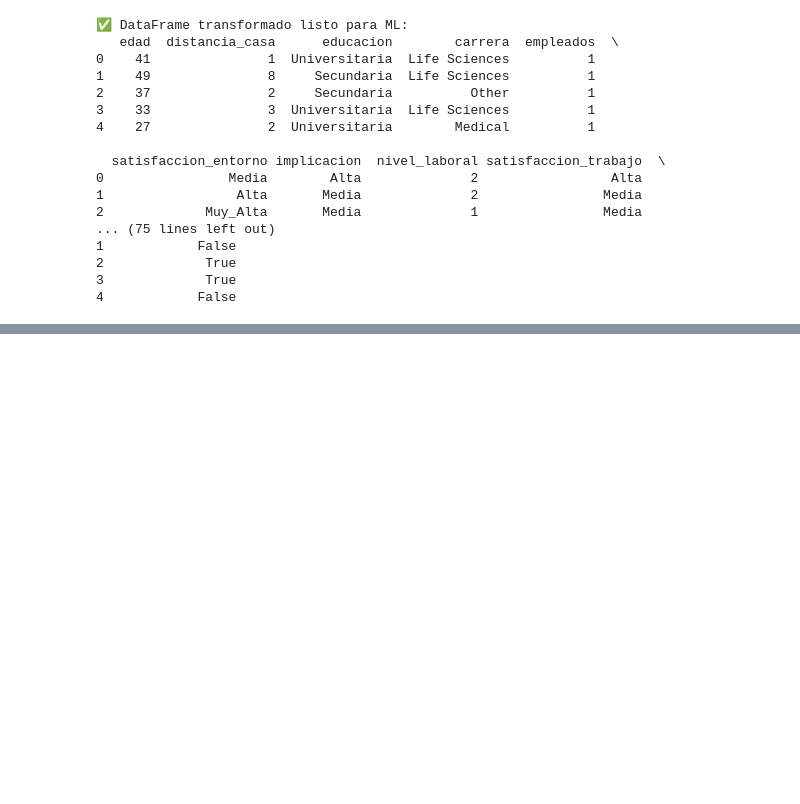
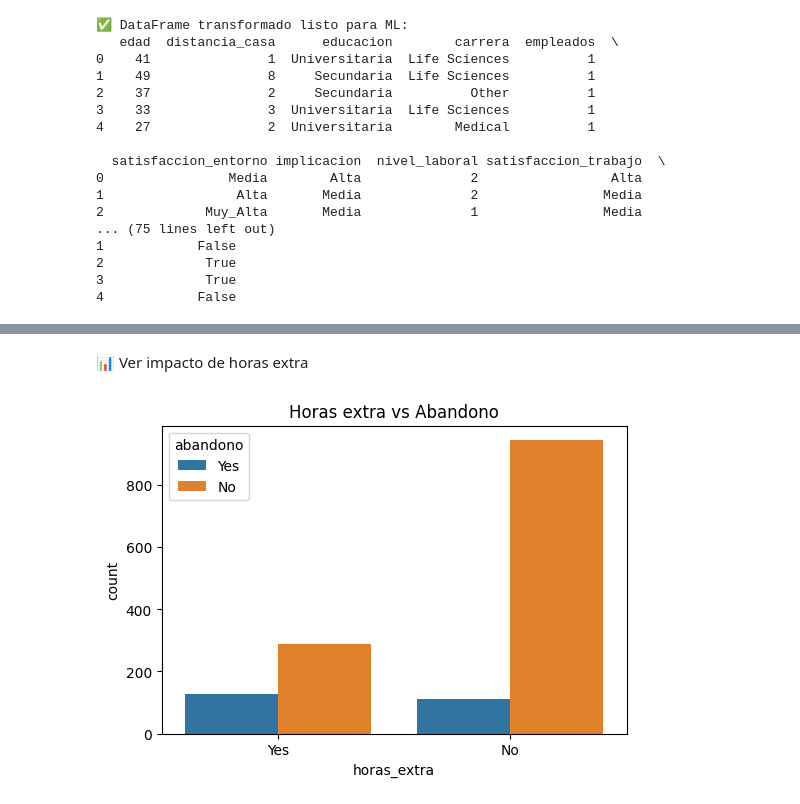
Before and after one commit to Mateo88XD/Proyectos-Grupal, a Jupyter notebook: Analisis Estadistico_Abandono Lavoral/Abandono_Laboral.ipynb, the cells around one changed output, grey strips where cells are left out. Drawn from its saved outputs; the diff is of its cells as text; code cells hidden in the pictures; blank space fills up the shorter version.

```diff
--- a/Analisis Estadistico_Abandono Lavoral/Abandono_Laboral.ipynb
+++ b/Analisis Estadistico_Abandono Lavoral/Abandono_Laboral.ipynb
@@ -224,0 +291,9 @@ df.to_excel("df_limpio.xlsx", index=False)
+# %% [markdown]
+📊 Ver impacto de horas extra
+# %%
+plt.figure(figsize=(6,4))
+sns.countplot(x="horas_extra", hue="abandono", data=df)
+plt.title("Horas extra vs Abandono")
+plt.show()
+# %% [output]
+[figure, added]
```
Also changed, not shown: parts of 13 cells of this notebook.
